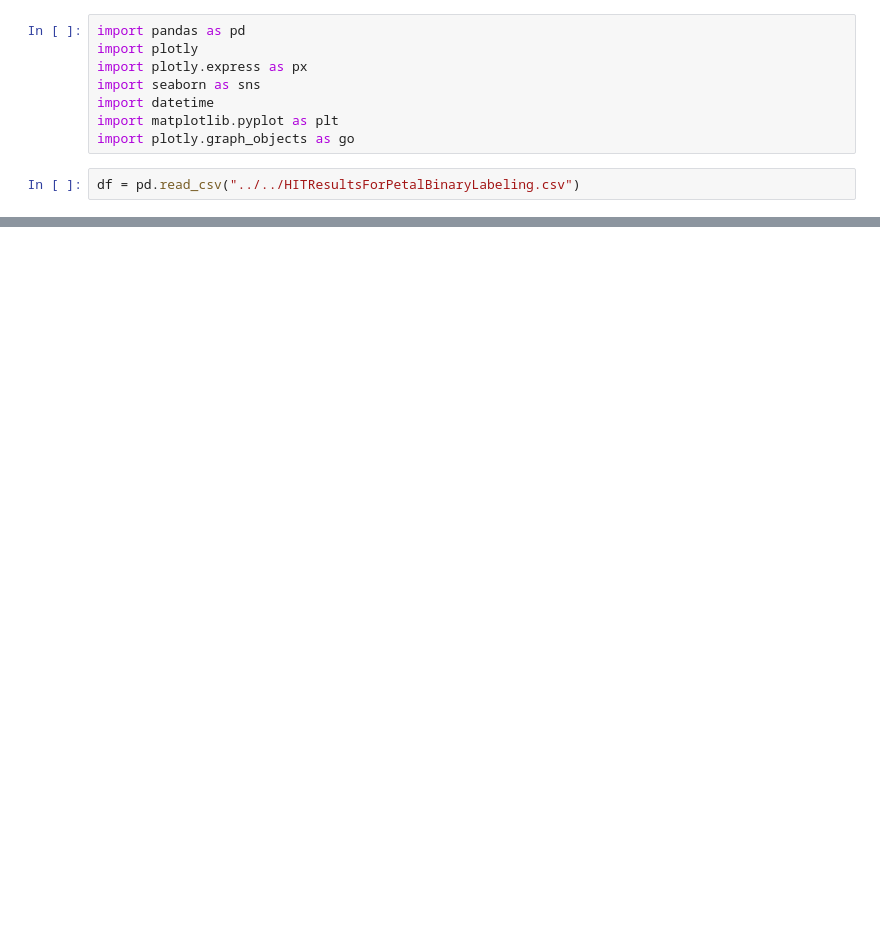
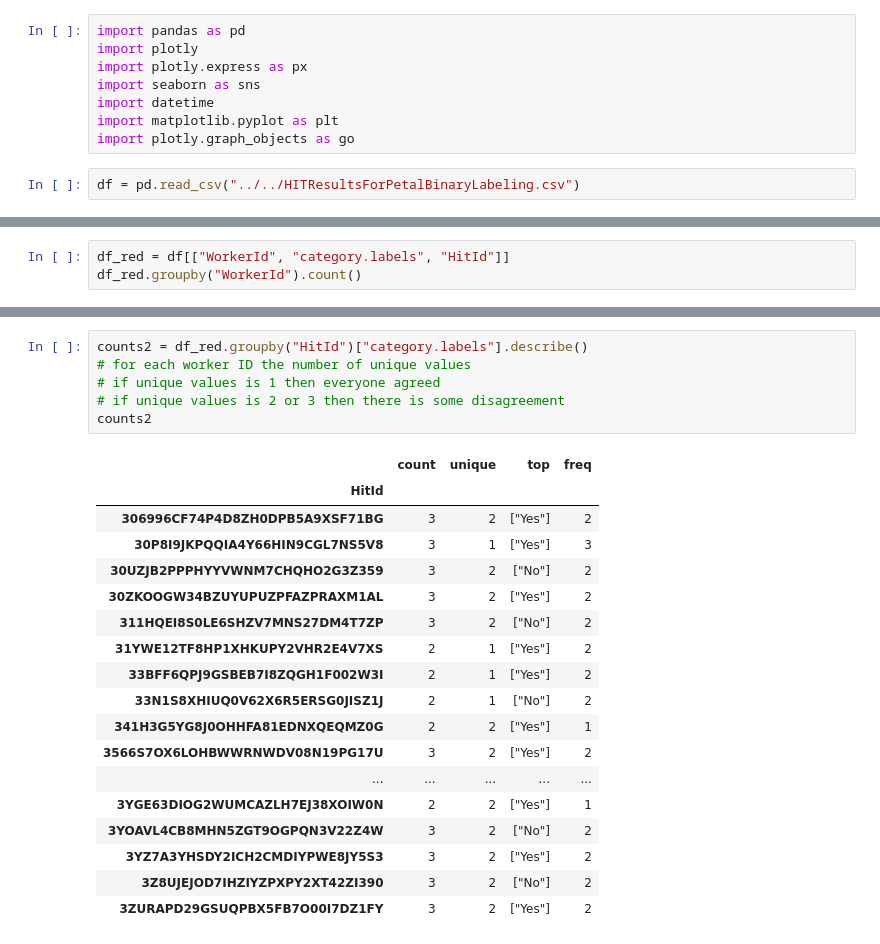
Before and after one commit to nasa-petal/data-collection-and-prep, a Jupyter notebook: notebooks/mturk_worker_comparison_viz.ipynb, the cells around one changed output, grey strips where cells are left out. Drawn from its saved outputs; the diff is of its cells as text; blank space fills up the shorter version.

```diff
--- a/notebooks/mturk_time_of_task.ipynb
+++ b/notebooks/mturk_worker_comparison_viz.ipynb
@@ -19,0 +50,3 @@ df.head()
+# %%
+df_red = df[["WorkerId", "category.labels", "HitId"]]
+df_red.groupby("WorkerId").count()
@@ -77,0 +98,25 @@ Name: TaskDuration, dtype: object
+# %%
+counts2 = df_red.groupby("HitId")["category.labels"].describe()
+# for each worker ID the number of unique values
+# if unique values is 1 then everyone agreed
+# if unique values is 2 or 3 then there is some disagreement
+counts2
+# %% [output]
+|  | count | unique | top | freq |
+| HitId |  |  |  |  |
+| 306996CF74P4D8ZH0DPB5A9XSF71BG | 3 | 2 | ["Yes"] | 2 |
+| 30P8I9JKPQQIA4Y66HIN9CGL7NS5V8 | 3 | 1 | ["Yes"] | 3 |
+| 30UZJB2PPPHYYVWNM7CHQHO2G3Z359 | 3 | 2 | ["No"] | 2 |
+| 30ZKOOGW34BZUYUPUZPFAZPRAXM1AL | 3 | 2 | ["Yes"] | 2 |
+| 311HQEI8S0LE6SHZV7MNS27DM4T7ZP | 3 | 2 | ["No"] | 2 |
+| 31YWE12TF8HP1XHKUPY2VHR2E4V7XS | 2 | 1 | ["Yes"] | 2 |
+| 33BFF6QPJ9GSBEB7I8ZQGH1F002W3I | 2 | 1 | ["Yes"] | 2 |
+| 33N1S8XHIUQ0V62X6R5ERSG0JISZ1J | 2 | 1 | ["No"] | 2 |
+| 341H3G5YG8J0OHHFA81EDNXQEQMZ0G | 2 | 2 | ["Yes"] | 1 |
+| 3566S7OX6LOHBWWRNWDV08N19PG17U | 3 | 2 | ["Yes"] | 2 |
+| ... | ... | ... | ... | ... |
+| 3YGE63DIOG2WUMCAZLH7EJ38XOIW0N | 2 | 2 | ["Yes"] | 1 |
+| 3YOAVL4CB8MHN5ZGT9OGPQN3V22Z4W | 3 | 2 | ["No"] | 2 |
+| 3YZ7A3YHSDY2ICH2CMDIYPWE8JY5S3 | 3 | 2 | ["Yes"] | 2 |
+| 3Z8UJEJOD7IHZIYZPXPY2XT42ZI390 | 3 | 2 | ["No"] | 2 |
+| 3ZURAPD29GSUQPBX5FB7O00I7DZ1FY | 3 | 2 | ["Yes"] | 2 |
```
Also changed, not shown: parts of 23 cells of this notebook.
